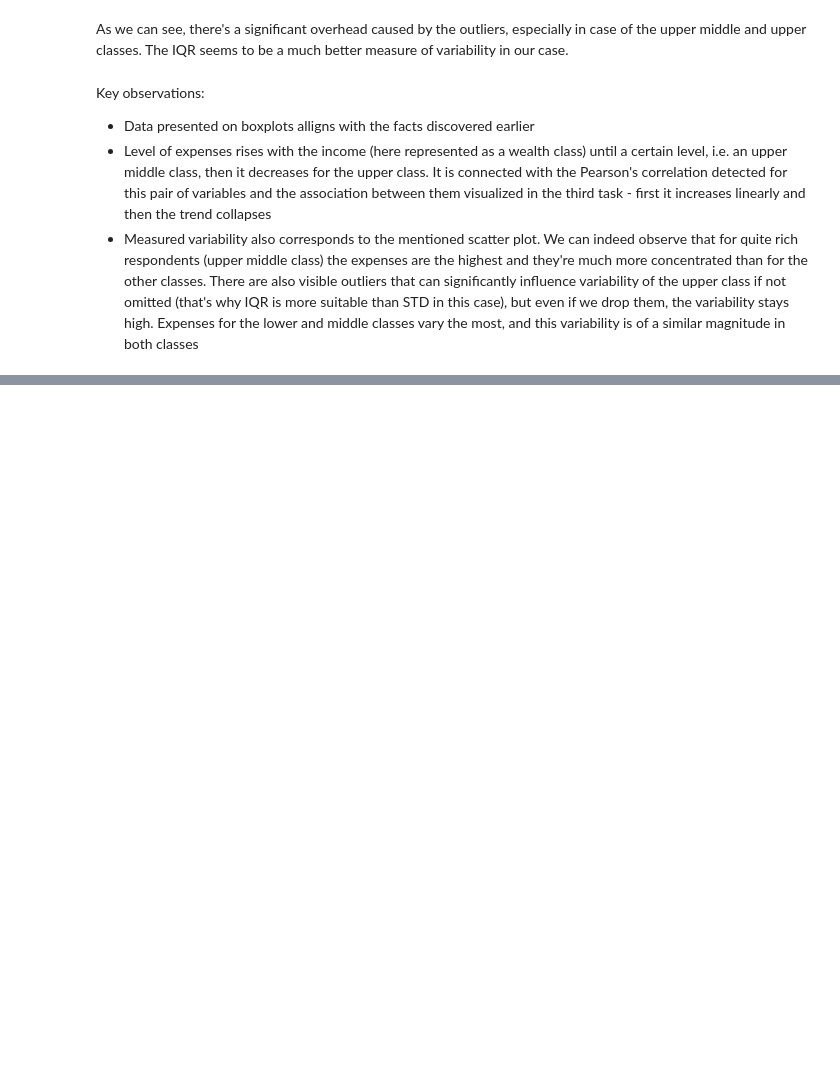
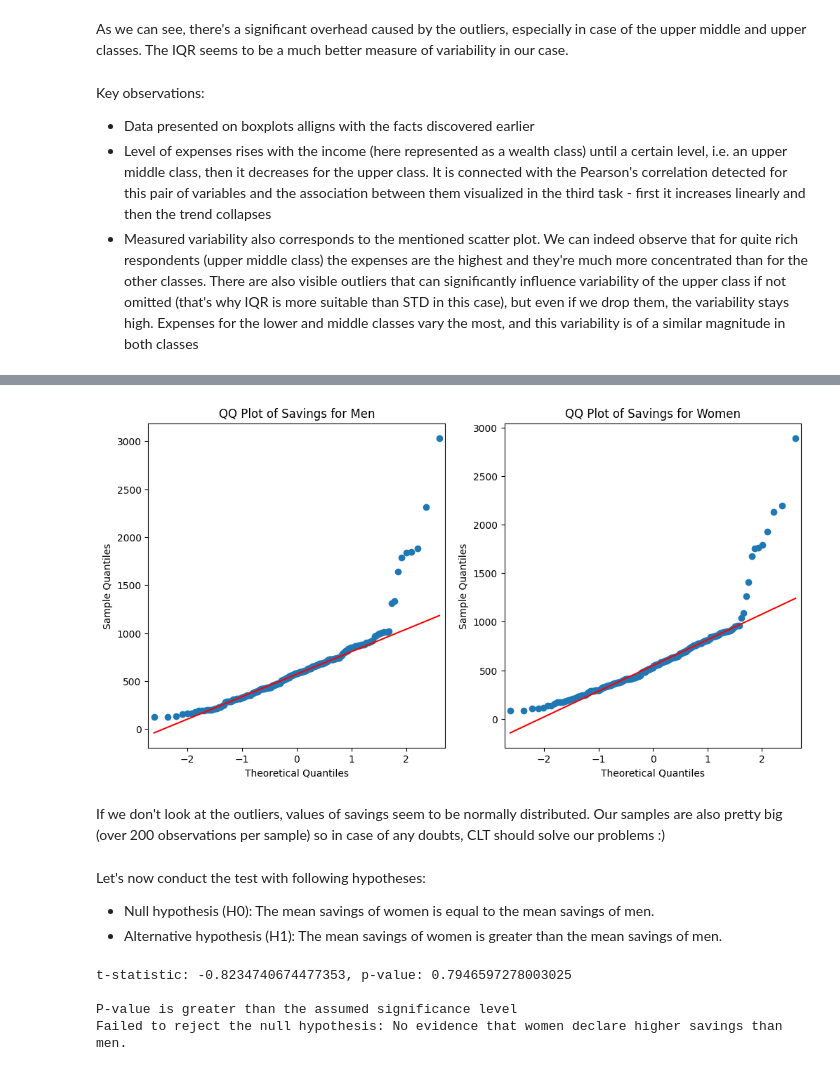
Before and after one commit to Sivvak/sml, a Jupyter notebook: hw1/SML_project1.ipynb, the cells around one changed output, grey strips where cells are left out. Cells and saved outputs as stored; diff of their text form; code cells hidden in the pictures; blank space fills up the shorter version.

Commit message:
solve task 5

```diff
--- a/hw1/SML_project1.ipynb
+++ b/hw1/SML_project1.ipynb
@@ -563,0 +577,43 @@ Key observations:
+# %%
+savings_women = data[data["sex"] == 1]["savings"]
+savings_men = data[data["sex"] == 2]["savings"]
+
+fig, axes = plt.subplots(1, 2, figsize=(12, 6))
+
+sm.qqplot(savings_men, line="q", ax=axes[0])
+sm.qqplot(savings_women, line="q", ax=axes[1])
+
+axes[0].set_title("QQ Plot of Savings for Men")
+axes[1].set_title("QQ Plot of Savings for Women")
+
+plt.show()
+# %% [output]
+[figure, added]
+# %% [markdown]
+If we don't look at the outliers, values of savings seem to be normally distributed. Our samples are also pretty big (over 200 observations per sample) so in case of any doubts, CLT should solve our problems :)
+# %% [markdown]
+Let's now conduct the test with following hypotheses:
+
+- Null hypothesis (H0): The mean savings of women is equal to the mean savings of men.
+- Alternative hypothesis (H1): The mean savings of women is greater than the mean savings of men.
+# %%
+SIGNIFICANCE_LEVEL = 0.01
+
+t_stat, p_value = stats.ttest_ind(savings_women, savings_men, alternative="greater")
+
+print(f"t-statistic: {t_stat}, p-value: {p_value}")
+print()
+
+if p_value < SIGNIFICANCE_LEVEL:
+    print("P-value is smaller than the assumed significance level")
+    print("Rejected the null hypothesis: Women declare higher savings than men.")
+else:
+    print("P-value is greater than the assumed significance level")
+    print(
+        "Failed to reject the null hypothesis: No evidence that women declare higher savings than men."
+    )
+# %% [output]
+t-statistic: -0.8234740674477353, p-value: 0.7946597278003025
+
+P-value is greater than the assumed significance level
+Failed to reject the null hypothesis: No evidence that women declare higher savings than men.
```
Also changed, not shown: parts of 23 cells of this notebook.
